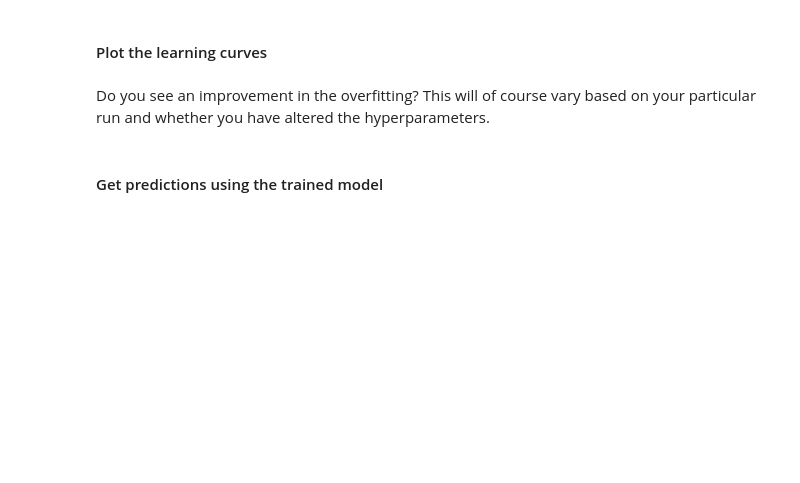
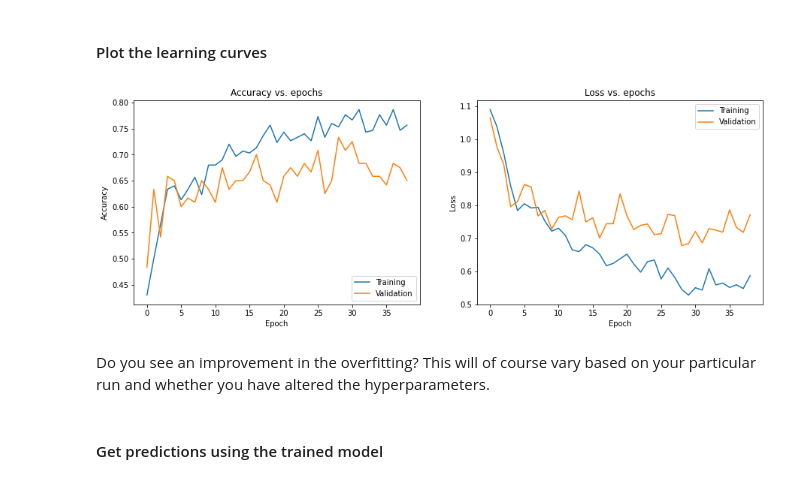
Before and after one commit to Calcifer777/learn-deep-learning, a Jupyter notebook: tensorflow/coursera-customizing-your-models-with-tensorflow/w2-assignment.ipynb, the cells around one changed output. Cells and saved outputs as stored; diff of their text form; code cells hidden in the pictures; blank space fills up the shorter version.

```diff
--- a/tensorflow/coursera-customizing-your-models-with-tensorflow/w2-assignment.ipynb
+++ b/tensorflow/coursera-customizing-your-models-with-tensorflow/w2-assignment.ipynb
@@ -64,9 +65,9 @@ drive.mount('/content/gdrive')
 # %%
 # Save the directory locations for the training, validation and test sets
 
-train_dir = 'lsun/train'
-valid_dir = 'lsun/valid'
-test_dir = 'lsun/test'
+train_dir = 'w2/lsun/train'
+valid_dir = 'w2/lsun/valid'
+test_dir = 'w2/lsun/test'
 # %% [markdown]
 #### Create a data generator using the ImageDataGenerator class
 # %% [markdown]
@@ -115,8 +118,18 @@ def get_generator(image_data_generator, directory, seed=None):
     to the above specifications.
     The seed argument should be passed to the flow_from_directory method.
     """
-    generator = image_data_generator.flow_from_directory(directory, batch_size=20, classes=['classroom','conference_room','church_outdoor'],
-                                                         target_size=(64,64), seed=seed, class_mode="categorical")
+    generator = image_data_generator.flow_from_directory(
+        directory,
+        target_size=(64, 64,),
+        classes=[
+            "classroom",
+            "conference_room",
+            "church_outdoor",
+        ],
+        class_mode='categorical',
+        batch_size=20,
+        seed=seed,
+    )
     return generator
 # %%
 # Run this cell to define training and validation generators
@@ -195,6 +259,9 @@ Your function should return the training history.
 
 # Complete the following function.
 # Make sure not to change the function name or arguments.
+
+from tensorflow.keras.callbacks import EarlyStopping, ReduceLROnPlateau
+
 
 def train_model(model, train_gen, valid_gen, epochs):
     """
@@ -203,8 +270,17 @@ def train_model(model, train_gen, valid_gen, epochs):
     number of epochs specified in the function argument, using the defined callbacks.
     The function should return the training history.
     """
+    callbacks = [
+        EarlyStopping(patience=10, monitor="val_categorical_accuracy"),
+        ReduceLROnPlateau(monitor="val_loss", factor=0.5, min_lr=0.0001),
+    ]
 
-    history = None
+    history = model.fit(
+        train_gen,
+        validation_data=valid_gen,
+        epochs=epochs,
+        callbacks=callbacks,
+    )
 
     return history
 # %%
@@ -265,7 +361,12 @@ def get_ImageDataGenerator_augmented():
     This function should return an instance of the ImageDataGenerator class
     with the above specifications.
     """
-    datagen = None
+    datagen = ImageDataGenerator(
+        rescale=1/255.0,
+        rotation_range=30,
+        brightness_range=(0.5, 1.5),
+        horizontal_flip=True,
+    )
     return datagen
 # %%
 # Call the function to get an ImageDataGenerator as specified
@@ -330,27 +459,29 @@ history_augmented = train_model(lsun_new_model, train_generator_aug, valid_gener
 # %%
 # Run this cell to plot accuracy vs epoch and loss vs epoch
 
 plt.figure(figsize=(15,5))
 plt.subplot(121)
 try:
-    plt.plot(history_augmented.history['accuracy'])
-    plt.plot(history_augmented.history['val_accuracy'])
+    plt.plot(history_augmented.history['categorical_accuracy'])
+    plt.plot(history_augmented.history['val_categorical_accuracy'])
 except KeyError:
     plt.plot(history_augmented.history['acc'])
     plt.plot(history_augmented.history['val_acc'])
 plt.title('Accuracy vs. epochs')
 plt.ylabel('Accuracy')
 plt.xlabel('Epoch')
 plt.legend(['Training', 'Validation'], loc='lower right')
 
 plt.subplot(122)
 plt.plot(history_augmented.history['loss'])
 plt.plot(history_augmented.history['val_loss'])
 plt.title('Loss vs. epochs')
 plt.ylabel('Loss')
 plt.xlabel('Epoch')
 plt.legend(['Training', 'Validation'], loc='upper right')
 plt.show()
+# %% [output]
+[figure, added]
 # %% [markdown]
 Do you see an improvement in the overfitting? This will of course vary based on your particular run and whether you have altered the hyperparameters.
 # %% [markdown]
```
Also changed, not shown: parts of 29 cells of this notebook, 1 other file.
